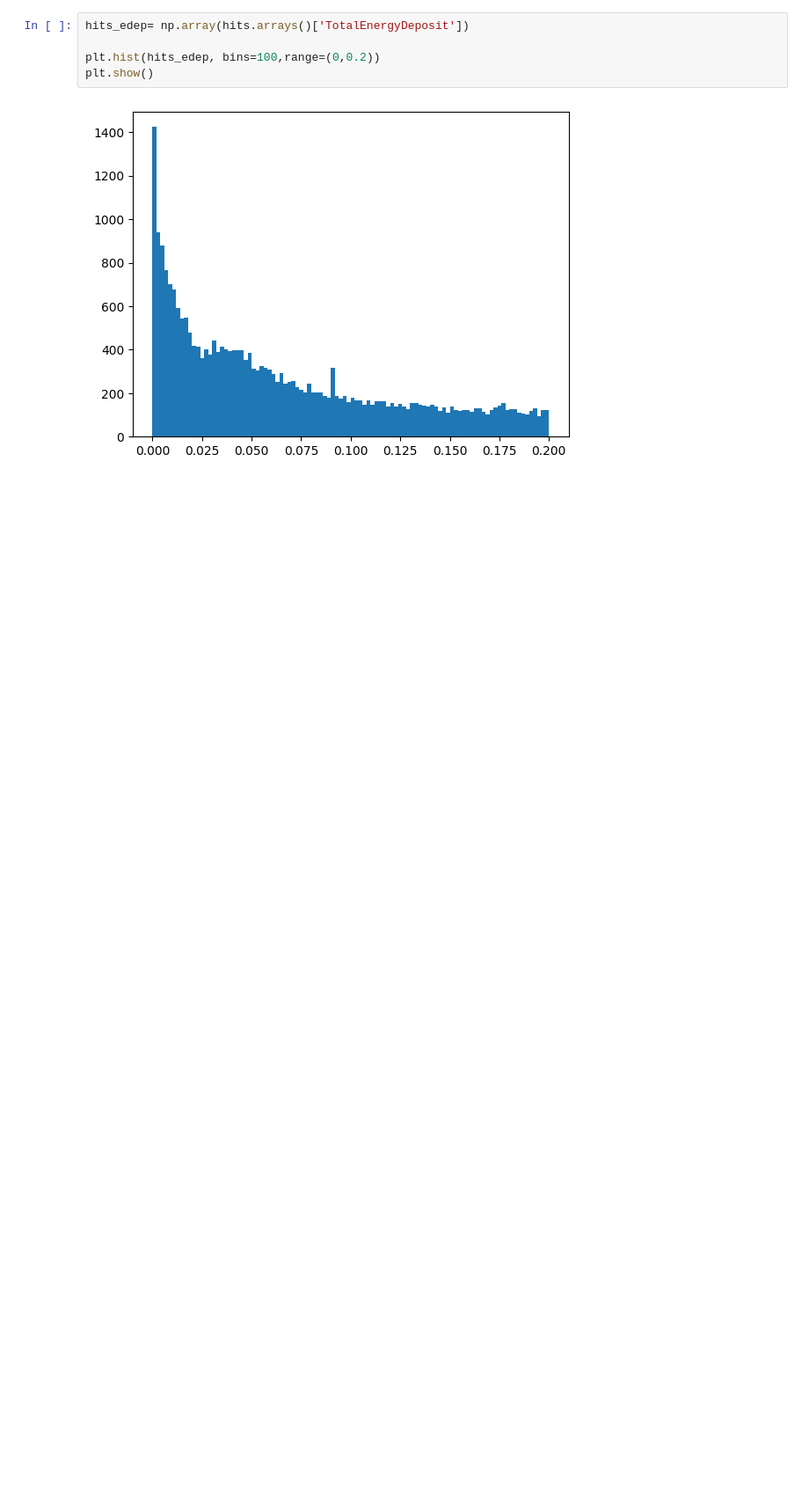
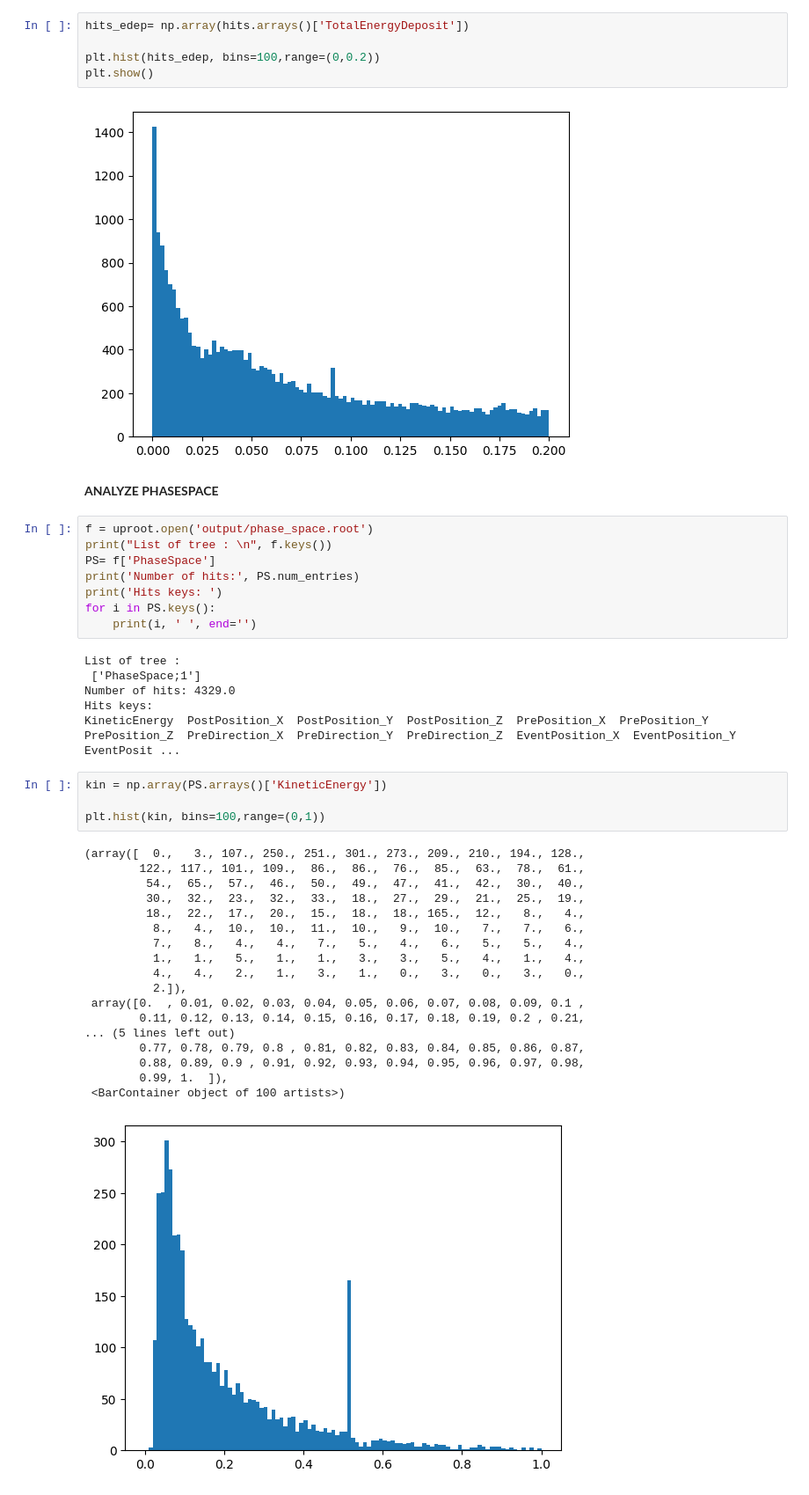
Before and after one commit to francescouni0/VHEE_monitor, a Jupyter notebook: analysis.ipynb, the cells around one changed output. Shown at 88% size. Cells and saved outputs as stored; diff of their text form; blank space fills up the shorter version.

Commit message:
phase space analysis

```diff
--- a/analysis.ipynb
+++ b/analysis.ipynb
@@ -232,3 +245,42 @@ plt.hist(hits_edep, bins=100,range=(0,0.2))
 plt.show()
 # %% [output]
 [figure]
+# %% [markdown]
+**ANALYZE PHASESPACE**
+# %%
+f = uproot.open('output/phase_space.root')
+print("List of tree : \n", f.keys())
+PS= f['PhaseSpace']
+print('Number of hits:', PS.num_entries)
+print('Hits keys: ')
+for i in PS.keys():
+    print(i, ' ', end='')
+# %% [output]
+List of tree :
+ ['PhaseSpace;1']
+Number of hits: 4329.0
+Hits keys:
+KineticEnergy  PostPosition_X  PostPosition_Y  PostPosition_Z  PrePosition_X  PrePosition_Y  PrePosition_Z  PreDirection_X  PreDirection_Y  PreDirection_Z  EventPosition_X  EventPosition_Y  EventPosit ...
+# %%
+kin = np.array(PS.arrays()['KineticEnergy'])
+
+plt.hist(kin, bins=100,range=(0,1))
+# %% [output]
+(array([  0.,   3., 107., 250., 251., 301., 273., 209., 210., 194., 128.,
+        122., 117., 101., 109.,  86.,  86.,  76.,  85.,  63.,  78.,  61.,
+         54.,  65.,  57.,  46.,  50.,  49.,  47.,  41.,  42.,  30.,  40.,
+         30.,  32.,  23.,  32.,  33.,  18.,  27.,  29.,  21.,  25.,  19.,
+         18.,  22.,  17.,  20.,  15.,  18.,  18., 165.,  12.,   8.,   4.,
+          8.,   4.,  10.,  10.,  11.,  10.,   9.,  10.,   7.,   7.,   6.,
+          7.,   8.,   4.,   4.,   7.,   5.,   4.,   6.,   5.,   5.,   4.,
+          1.,   1.,   5.,   1.,   1.,   3.,   3.,   5.,   4.,   1.,   4.,
+          4.,   4.,   2.,   1.,   3.,   1.,   0.,   3.,   0.,   3.,   0.,
+          2.]),
+ array([0.  , 0.01, 0.02, 0.03, 0.04, 0.05, 0.06, 0.07, 0.08, 0.09, 0.1 ,
+        0.11, 0.12, 0.13, 0.14, 0.15, 0.16, 0.17, 0.18, 0.19, 0.2 , 0.21,
+... (5 lines left out)
+        0.77, 0.78, 0.79, 0.8 , 0.81, 0.82, 0.83, 0.84, 0.85, 0.86, 0.87,
+        0.88, 0.89, 0.9 , 0.91, 0.92, 0.93, 0.94, 0.95, 0.96, 0.97, 0.98,
+        0.99, 1.  ]),
+ <BarContainer object of 100 artists>)
+[figure, added]
```
Also changed, not shown: parts of 6 cells of this notebook, 2 other files.
